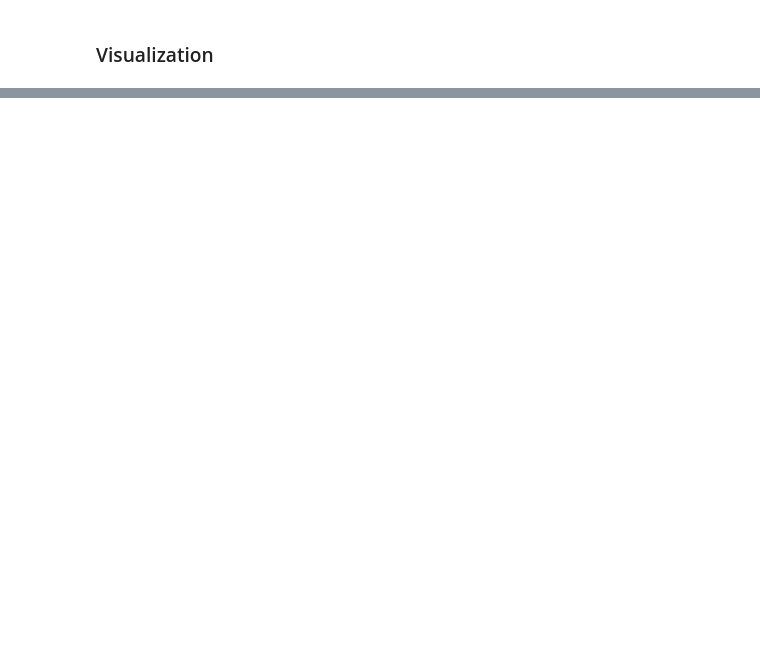
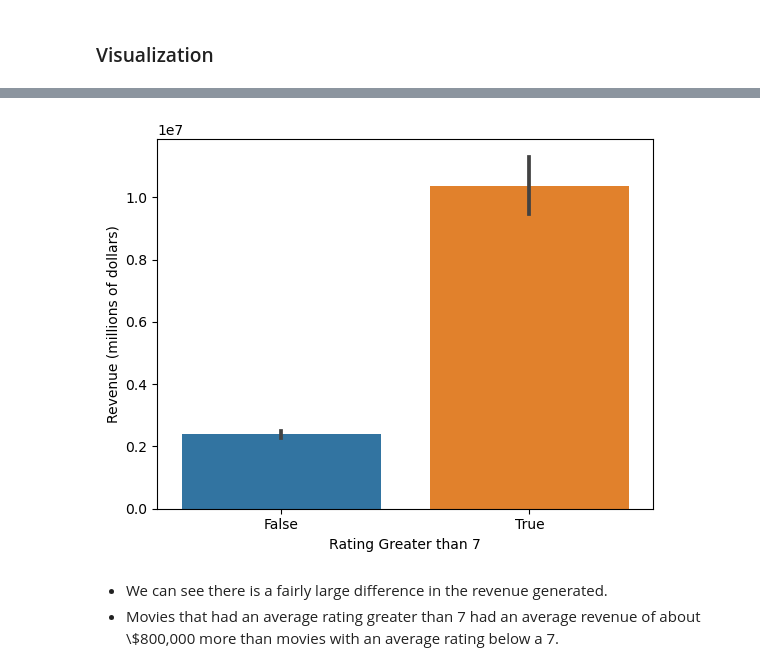
Before and after one commit to Zach-Hanson3/Project-3, a Jupyter notebook: Hypothesis Testing.ipynb, the cells around one changed output, grey strips where cells are left out. Cells and saved outputs as stored; diff of their text form; code cells hidden in the pictures; blank space fills up the shorter version.

```diff
--- a/Hypothesis Testing.ipynb
+++ b/Hypothesis Testing.ipynb
@@ -289,0 +330,3 @@ plt.ylabel('Revenue (millions of dollars)');
+# %%
+greater_than_group = greater_than['revenue']
+less_than_group = less_than['revenue']
@@ -289,0 +335,3 @@ plt.ylabel('Revenue (millions of dollars)');
+# %%
+greater_outliers = np.abs(stats.zscore(greater_than_group)) > 3
+print(f'There are {greater_outliers.sum()} outliers in the greater than group.')
@@ -289,0 +342,3 @@ plt.ylabel('Revenue (millions of dollars)');
+# %%
+less_outliers = np.abs(stats.zscore(less_than_group)) > 3
+print(f'There are {less_outliers.sum()} outliers in the less than group.')
@@ -292,2 +385,7 @@ plt.ylabel('Revenue (millions of dollars)');
 # %% [markdown]
 ### Visualization
+# %%
+plot_df = pd.concat([greater_than.loc[~greater_outliers],
+                     less_than.loc[~less_outliers]],
+                     axis=0)
+plot_df
@@ -293,0 +406,9 @@ plt.ylabel('Revenue (millions of dollars)');
+# %%
+sns.barplot(data=plot_df, x='avg>7', y='revenue')
+plt.xlabel('Rating Greater than 7')
+plt.ylabel('Revenue (millions of dollars)');
+# %% [output]
+[figure, added]
+# %% [markdown]
+- We can see there is a fairly large difference in the revenue generated.
+- Movies that had an average rating greater than 7 had an average revenue of about \\$800,000 more than movies with an average rating below a 7.
```
Also changed, not shown: parts of 22 cells of this notebook.
